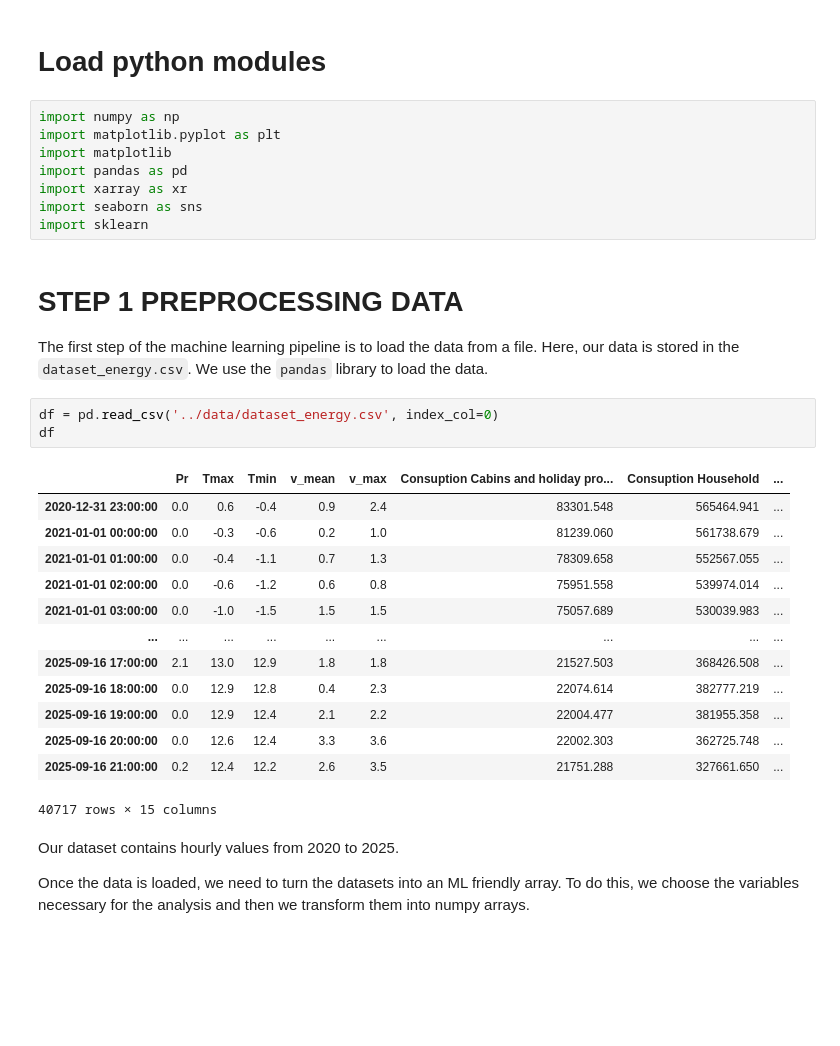
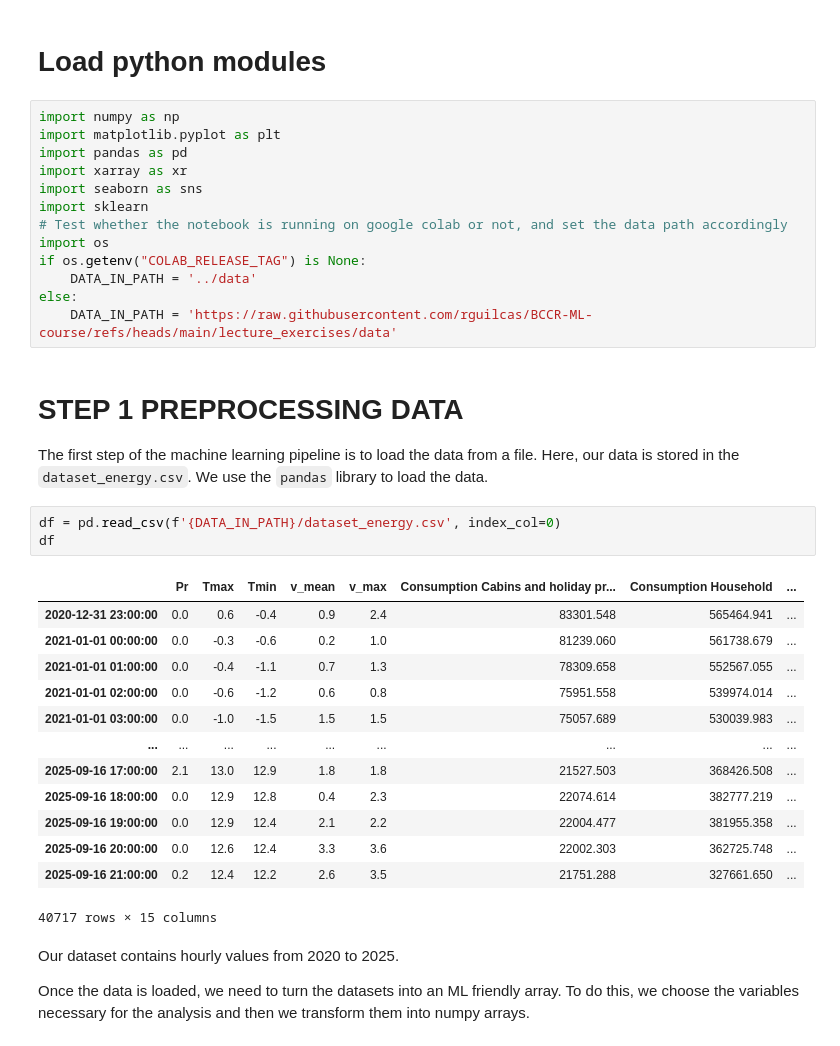
Before and after one commit to sighellan/BCCR-ML-course, a Jupyter notebook: lecture_exercises/solutions/D1-02_linear-regression.ipynb, the cells around one changed output. Saved outputs shown, nothing was run; the diff lists cells and outputs as text; blank space fills up the shorter version.

Commit message:
re add exercises

```diff
--- a/lecture_exercises/solutions/D1-02_linear-regression.ipynb
+++ b/lecture_exercises/solutions/D1-02_linear-regression.ipynb
@@ -14,19 +14,24 @@ In this example, we try to predict the energy consumption used for **cabins and
 # %%
 import numpy as np
 import matplotlib.pyplot as plt
-import matplotlib
 import pandas as pd
 import xarray as xr
 import seaborn as sns
 import sklearn
+# Test whether the notebook is running on google colab or not, and set the data path accordingly
+import os
+if os.getenv("COLAB_RELEASE_TAG") is None:
+    DATA_IN_PATH = '../data'
+else:
+    DATA_IN_PATH = 'https://raw.githubusercontent.com/rguilcas/BCCR-ML-course/refs/heads/main/lecture_exercises/data'
 # %% [markdown]
 # STEP 1 PREPROCESSING DATA
 The first step of the machine learning pipeline is to load the data from a file. Here, our data is stored in the `dataset_energy.csv`. We use the `pandas` library to load the data.
 # %%
-df = pd.read_csv('../data/dataset_energy.csv', index_col=0)
+df = pd.read_csv(f'{DATA_IN_PATH}/dataset_energy.csv', index_col=0)
 df
 # %% [output]
-|  | Pr | Tmax | Tmin | v_mean | v_max | Consuption Cabins and holiday pro... | Consuption Household | ... |
+|  | Pr | Tmax | Tmin | v_mean | v_max | Consumption Cabins and holiday pr... | Consumption Household | ... |
 | 2020-12-31 23:00:00 | 0.0 | 0.6 | -0.4 | 0.9 | 2.4 | 83301.548 | 565464.941 | ... |
 | 2021-01-01 00:00:00 | 0.0 | -0.3 | -0.6 | 0.2 | 1.0 | 81239.060 | 561738.679 | ... |
 | 2021-01-01 01:00:00 | 0.0 | -0.4 | -1.1 | 0.7 | 1.3 | 78309.658 | 552567.055 | ... |
```
Also changed, not shown: parts of 2 cells of this notebook, 12 other files.
